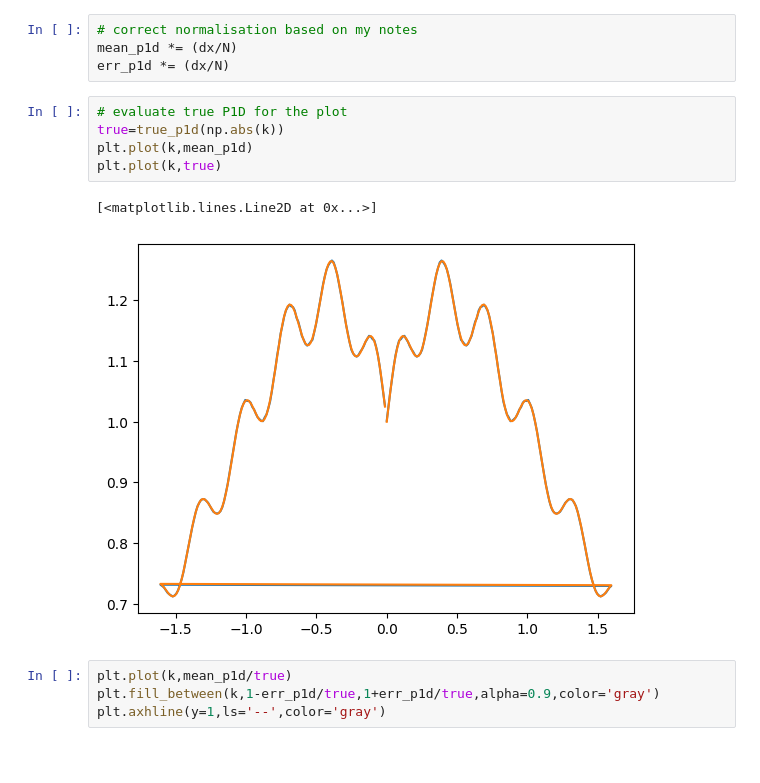
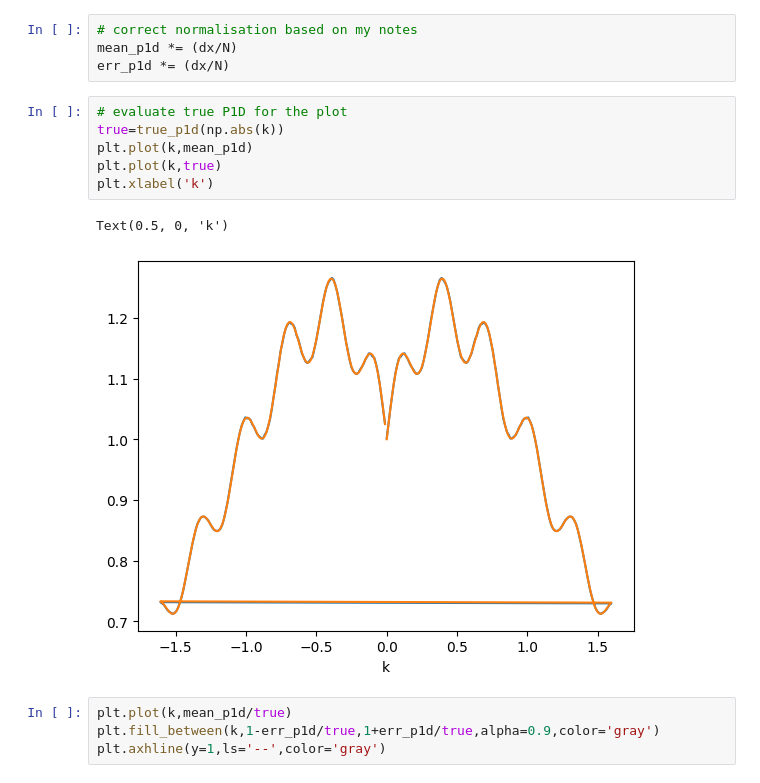
Before and after one commit to sindhusatyavolu/fourier_playground, a Jupyter notebook: notebooks/mask_fft.ipynb, the cells around one changed output. Drawn from its saved outputs; the diff is of its cells as text; blank space fills up the shorter version.

```diff
--- a/notebooks/mask_fft.ipynb
+++ b/notebooks/mask_fft.ipynb
@@ -163,11 +163,12 @@ err_p1d *= (dx/N)
 # %%
 # evaluate true P1D for the plot
 true=true_p1d(np.abs(k))
 plt.plot(k,mean_p1d)
 plt.plot(k,true)
+plt.xlabel('k')
 # %% [output]
-[<matplotlib.lines.Line2D at 0x...>]
+Text(0.5, 0, 'k')
-[figure, old version]
+[figure, new version]
 # %%
 plt.plot(k,mean_p1d/true)
 plt.fill_between(k,1-err_p1d/true,1+err_p1d/true,alpha=0.9,color='gray')
```
Also changed, not shown: parts of 1 cell of this notebook.
